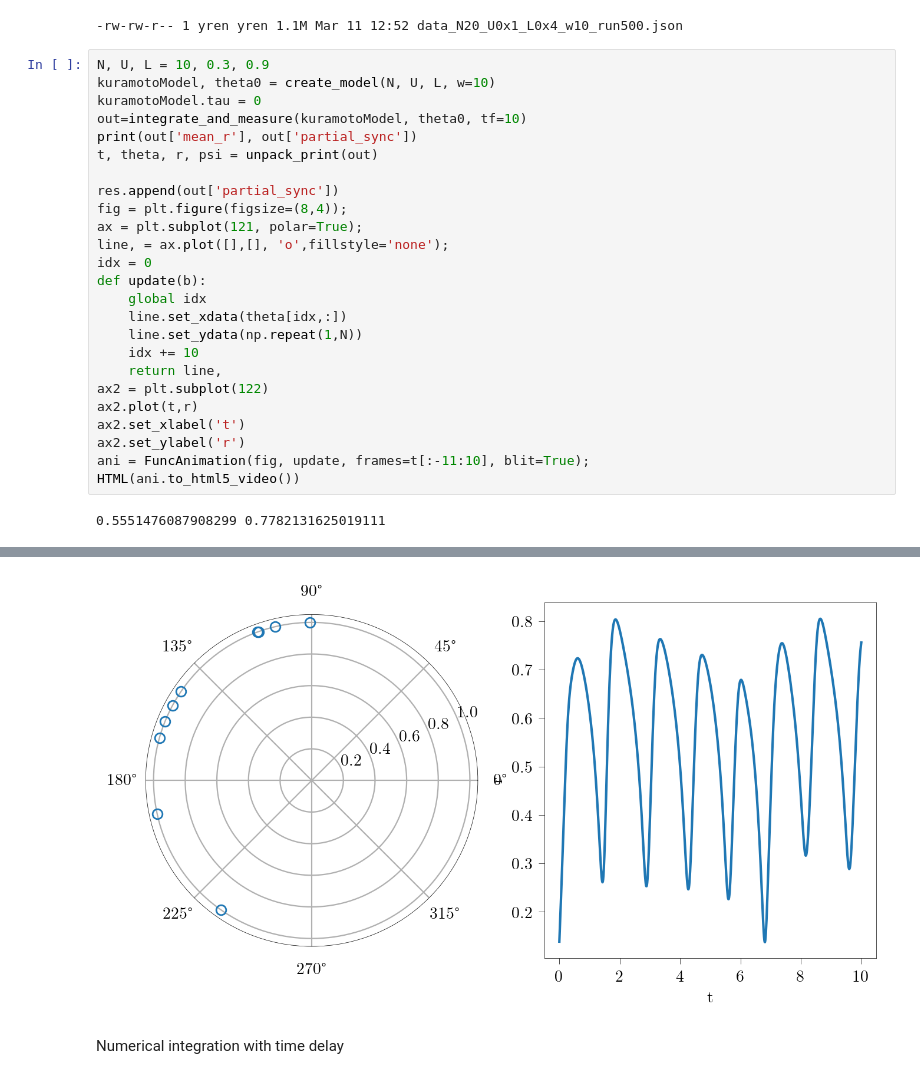
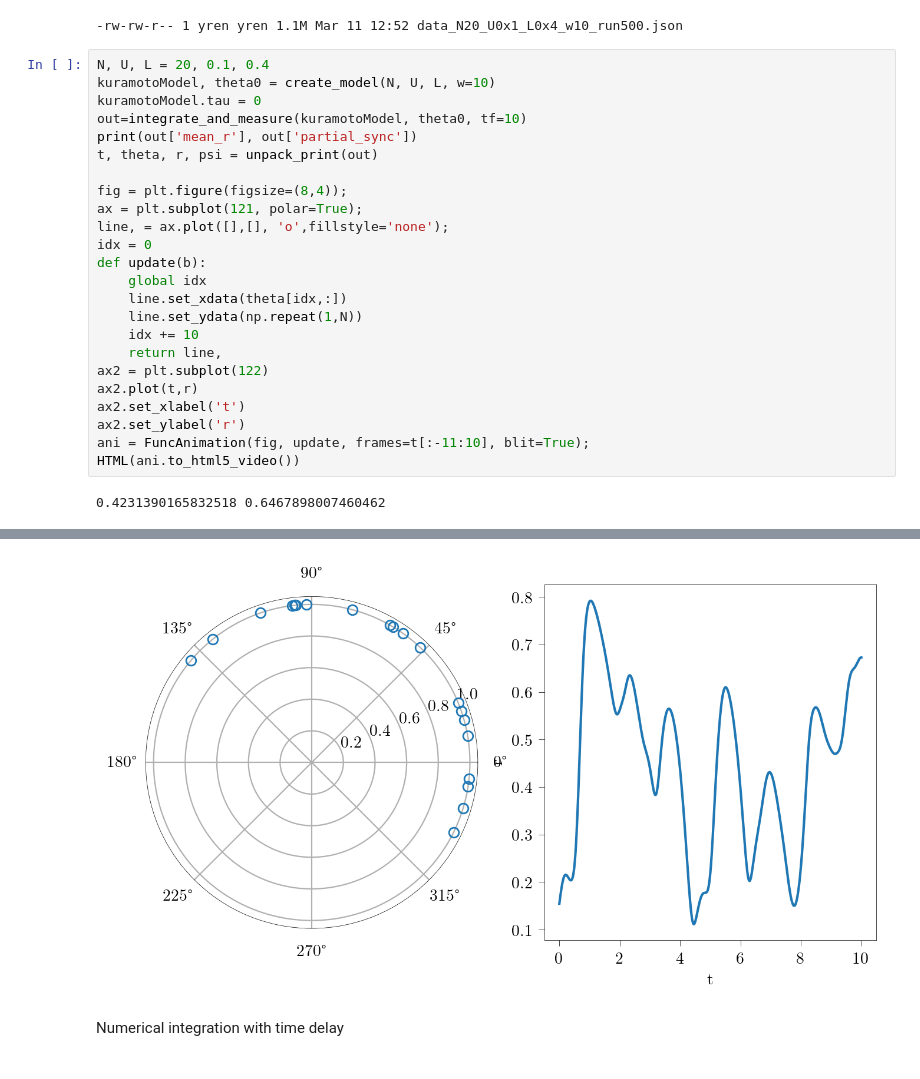
Before and after one commit to YHRen/kuramoto_model_integrate_and_plot, a Jupyter notebook: dev_run_integrate_measure_and_plot-Copy1.ipynb, the cells around one changed output, grey strips where cells are left out. Cells and saved outputs as stored; diff of their text form.

```diff
--- a/dev_run_integrate_measure_and_plot-Copy1.ipynb
+++ b/dev_run_integrate_measure_and_plot-Copy1.ipynb
@@ -108,34 +97,33 @@ plt.hist(res_r,20)
 # %% [output]
 -rw-rw-r-- 1 yren yren 1.1M Mar 11 12:52 data_N20_U0x1_L0x4_w10_run500.json
 # %%
-N, U, L = 10, 0.3, 0.9
+N, U, L = 20, 0.1, 0.4
 kuramotoModel, theta0 = create_model(N, U, L, w=10)
 kuramotoModel.tau = 0
 out=integrate_and_measure(kuramotoModel, theta0, tf=10)
 print(out['mean_r'], out['partial_sync'])
 t, theta, r, psi = unpack_print(out)
 
-res.append(out['partial_sync'])
 fig = plt.figure(figsize=(8,4));
 ax = plt.subplot(121, polar=True);
 line, = ax.plot([],[], 'o',fillstyle='none');
 idx = 0
 def update(b):
     global idx
     line.set_xdata(theta[idx,:])
     line.set_ydata(np.repeat(1,N))
     idx += 10
     return line,
 ax2 = plt.subplot(122)
 ax2.plot(t,r)
 ax2.set_xlabel('t')
 ax2.set_ylabel('r')
 ani = FuncAnimation(fig, update, frames=t[:-11:10], blit=True);
 HTML(ani.to_html5_video())
 # %% [output]
-0.5551476087908299 0.7782131625019111
+0.4231390165832518 0.6467898007460462
 [interactive output not drawn]
-[figure, old version]
+[figure, new version]
 # %% [markdown]
 Numerical integration with time delay
 # %%
```
Also changed, not shown: parts of 5 cells of this notebook, 1 other file.
